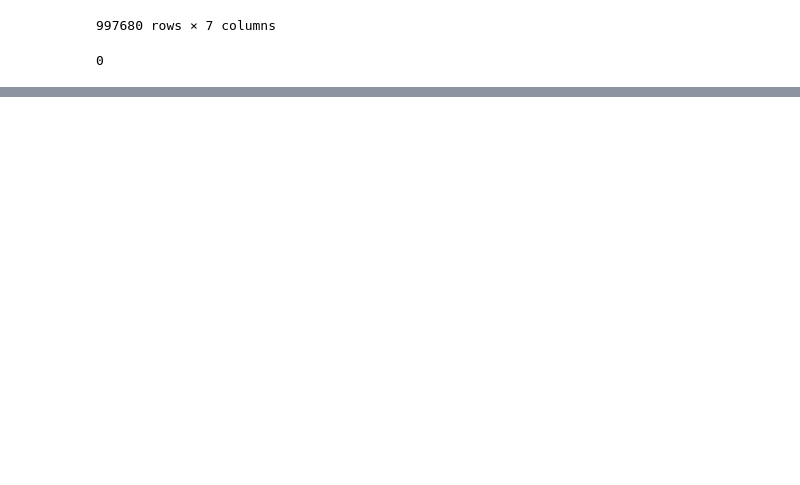
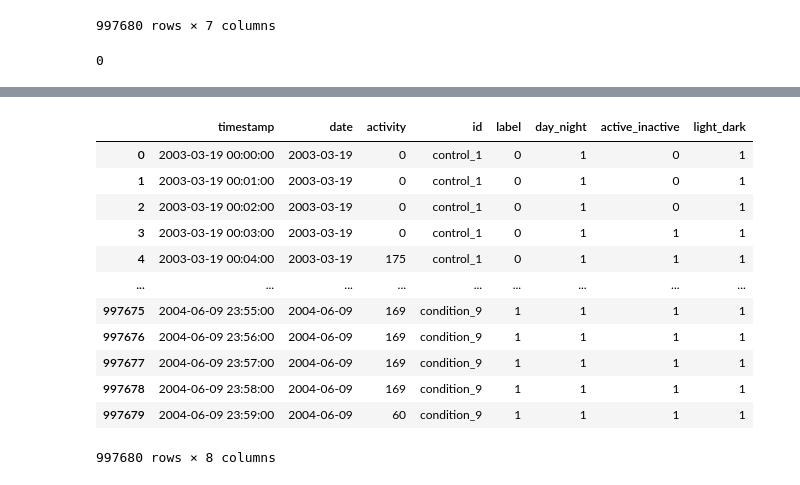
Before and after one commit to zoonalink/IGP-5, a Jupyter notebook: Tom/day_night_sleep_awake.ipynb, the cells around one changed output, grey strips where cells are left out. Drawn from its saved outputs; the diff is of its cells as text; code cells hidden in the pictures; blank space fills up the shorter version.

Commit message:
added light dark values

```diff
--- a/Tom/day_night_sleep_awake.ipynb
+++ b/Tom/day_night_sleep_awake.ipynb
@@ -276,0 +307,3 @@ print((trueDates_df['active_notactive'] == 'NaN').sum())
+# %%
+trueDates_df['time'] = pd.to_datetime(trueDates_df['timestamp']).dt.time
+trueDates_df['month'] = pd.to_datetime(trueDates_df['timestamp']).dt.month
@@ -276,0 +319,46 @@ print((trueDates_df['active_notactive'] == 'NaN').sum())
+# %%
+merged_df = trueDates_df.copy()
+merged_df = pd.merge(merged_df, sunlight, on='month', how='inner')
+# %%
+# Function to clasify each row of data as either light (0) or dark (1)
+
+def light_dark(dataframe):
+
+    sunrise = pd.to_datetime(dataframe['sunrise']).dt.time
+    sunset = pd.to_datetime(dataframe['sunset']).dt.time
+
+    time = dataframe['time']
+
+    size1 = len(sunrise)
+
+    light_dark = []
+
+    for n in range (0,size1):
+        if sunrise[n] <= time[n] < sunset[n]:
+            light_dark.append(0)
+        else:
+            light_dark.append(1)
+
+    dataframe['light_dark'] = light_dark
+
+    dataframe.drop(['time','month','sunrise','sunset'], axis=1, inplace=True)
+
+
+    return(dataframe)
+
+
+light_dark(merged_df)
+# %% [output]
+|  | timestamp | date | activity | id | label | day_night | active_inactive | light_dark |
+| 0 | 2003-03-19 00:00:00 | 2003-03-19 | 0 | control_1 | 0 | 1 | 0 | 1 |
+| 1 | 2003-03-19 00:01:00 | 2003-03-19 | 0 | control_1 | 0 | 1 | 0 | 1 |
+| 2 | 2003-03-19 00:02:00 | 2003-03-19 | 0 | control_1 | 0 | 1 | 0 | 1 |
+| 3 | 2003-03-19 00:03:00 | 2003-03-19 | 0 | control_1 | 0 | 1 | 1 | 1 |
+| 4 | 2003-03-19 00:04:00 | 2003-03-19 | 175 | control_1 | 0 | 1 | 1 | 1 |
+| ... | ... | ... | ... | ... | ... | ... | ... | ... |
+| 997675 | 2004-06-09 23:55:00 | 2004-06-09 | 169 | condition_9 | 1 | 1 | 1 | 1 |
+| 997676 | 2004-06-09 23:56:00 | 2004-06-09 | 169 | condition_9 | 1 | 1 | 1 | 1 |
+| 997677 | 2004-06-09 23:57:00 | 2004-06-09 | 169 | condition_9 | 1 | 1 | 1 | 1 |
+| 997678 | 2004-06-09 23:58:00 | 2004-06-09 | 169 | condition_9 | 1 | 1 | 1 | 1 |
+| 997679 | 2004-06-09 23:59:00 | 2004-06-09 | 60 | condition_9 | 1 | 1 | 1 | 1 |
+997680 rows × 8 columns
```
Also changed, not shown: parts of 9 cells of this notebook, 2 other files.
